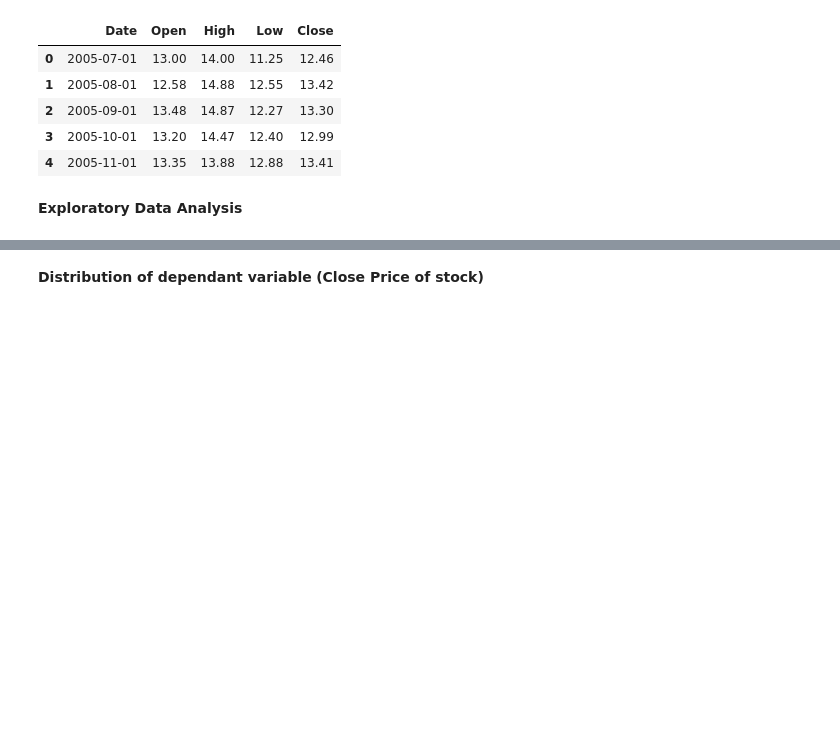
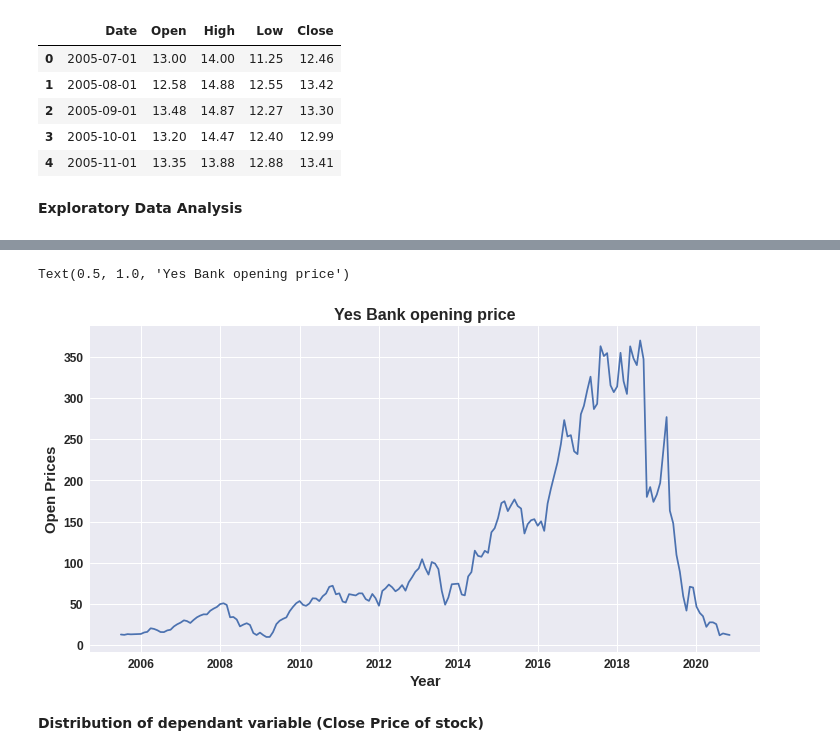
Before and after one commit to priyabodke41/Regression_capstone_project, a Jupyter notebook: Regression_capstone_project.ipynb, the cells around one changed output, grey strips where cells are left out. Saved outputs shown, nothing was run; the diff lists cells and outputs as text; code cells hidden in the pictures; blank space fills up the shorter version.

```diff
--- a/Regression_capstone_project.ipynb
+++ b/Regression_capstone_project.ipynb
@@ -139,4 +139,15 @@ plt.show()
 [figure]
+# %%
+#visualising opening price on year basis
+plt.figure(figsize=(12,6))
+plt.grid(True)
+plt.xlabel('Year')
+plt.ylabel('Open Prices')
+plt.plot(stockdata['Date'], stockdata['Open'])
+plt.title('Yes Bank opening price')
+# %% [output]
+Text(0.5, 1.0, 'Yes Bank opening price')
+[figure, added]
 # %% [markdown]
 **Distribution of dependant variable**
 **(Close Price of stock)**
```
Also changed, not shown: parts of 3 cells of this notebook.
